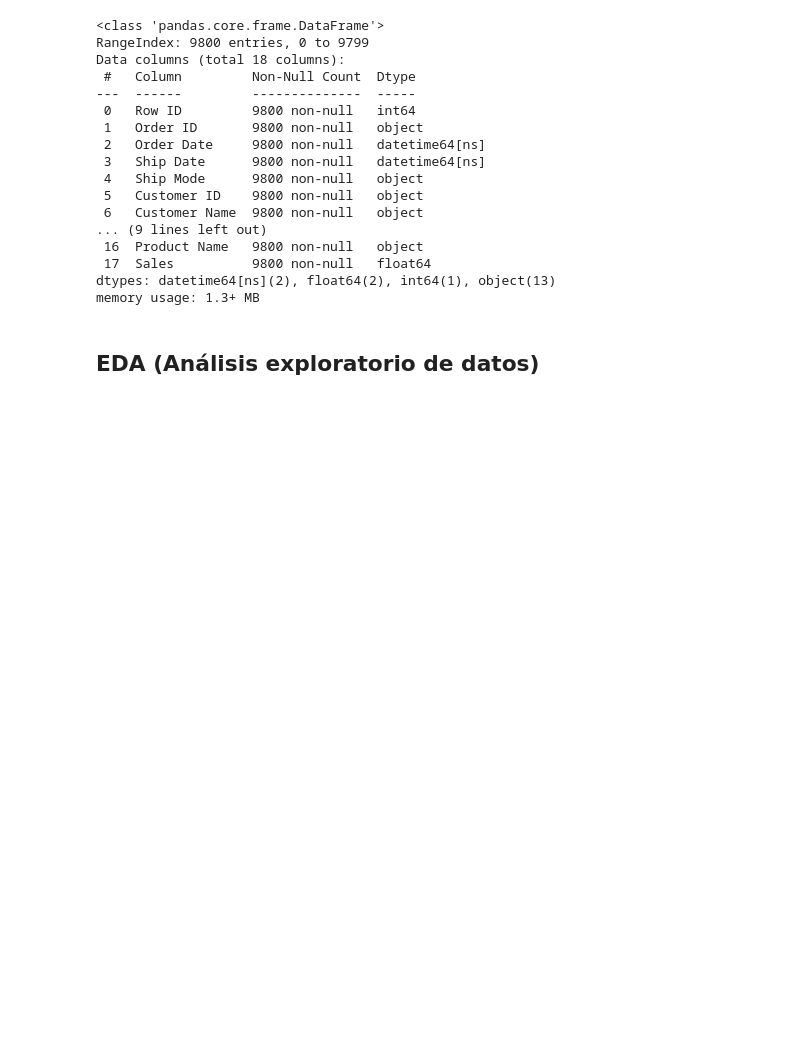
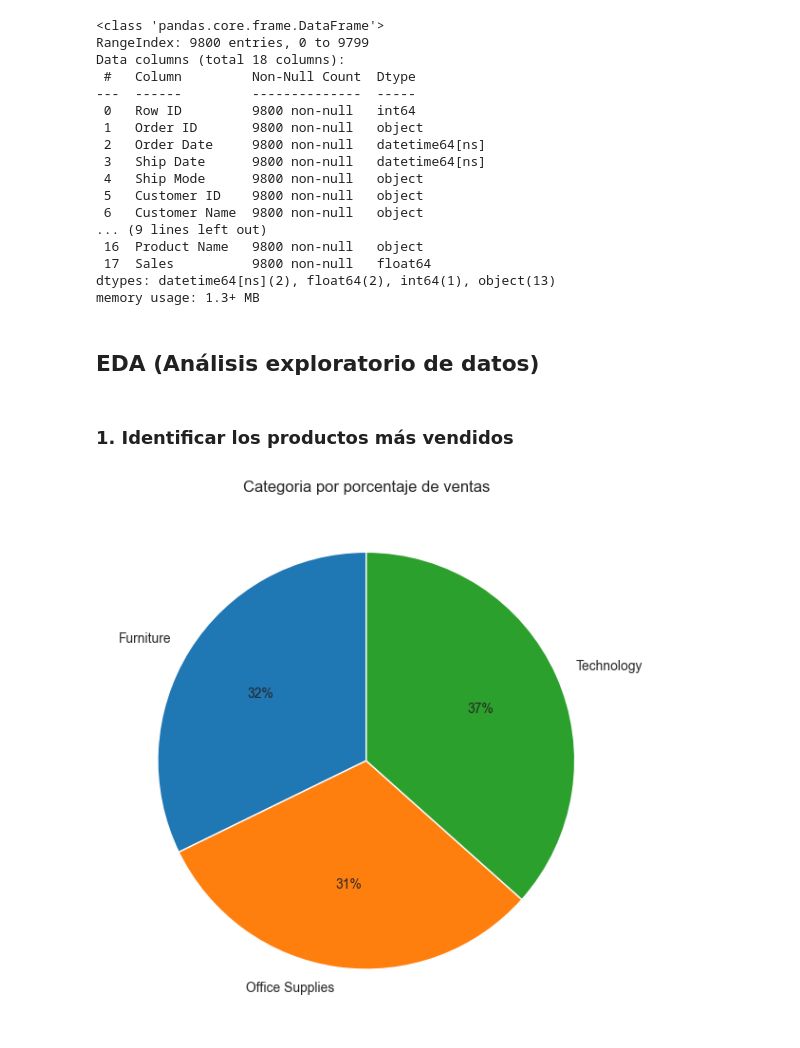
Before and after one commit to JBolaOcho/Superstore_Sales_Analysis, a Jupyter notebook: notebooks/1_EDA.ipynb, the cells around one changed output. Saved outputs shown, nothing was run; the diff lists cells and outputs as text; code cells hidden in the pictures; blank space fills up the shorter version.

```diff
--- a/notebooks/1_EDA.ipynb
+++ b/notebooks/1_EDA.ipynb
@@ -6,6 +6,7 @@ import pandas as pd
 import numpy as np
 import matplotlib.pyplot as plt
 import seaborn as sns
+sns.set_style("whitegrid")
 # %%
 # Importamos el dataset
 df = pd.read_csv("../data/raw/raw_data.csv")
@@ -173,3 +174,19 @@ memory usage: 1.3+ MB
 df.to_csv("../data/processed/clean_data.csv", index=False)
 # %% [markdown]
 ## EDA (Análisis exploratorio de datos)
+# %% [markdown]
+### 1. Identificar los productos más vendidos
+# %%
+# Creamos un gráfico de pastel según ventas por categoría
+
+# Agrupamos categoría por numero de ventas
+Sales_by_Category = df.groupby("Category")["Sales"].sum().reset_index()
+
+# Creamos el gráfico de pastel
+plt.figure(figsize=(12, 6))
+plt.pie(Sales_by_Category["Sales"], labels=Sales_by_Category["Category"], autopct="%1.f%%", startangle=90)
+plt.title("Categoria por porcentaje de ventas")
+plt.tight_layout()
+plt.show()
+# %% [output]
+[figure, added]
```
Also changed, not shown: parts of 1 cell of this notebook.
